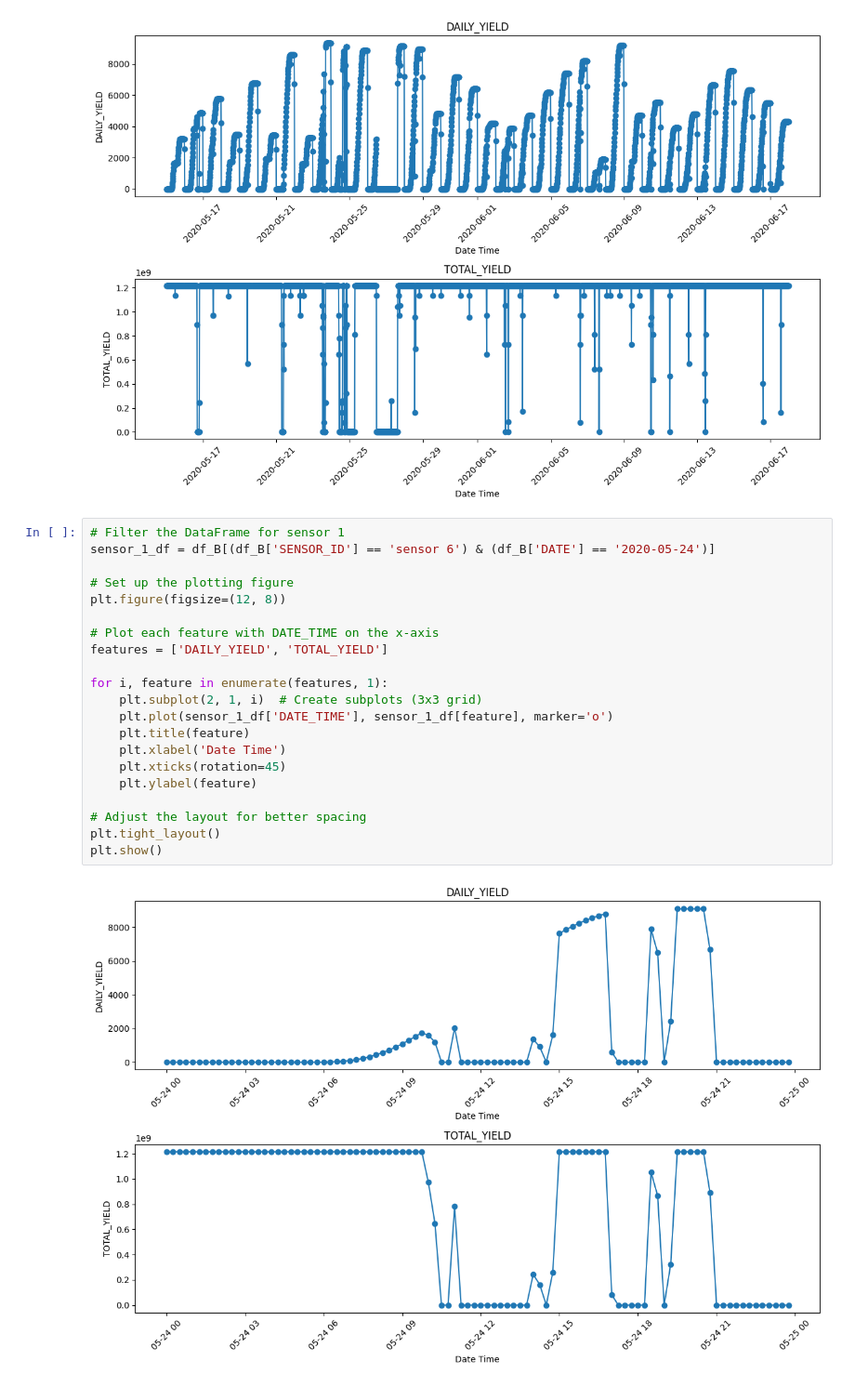
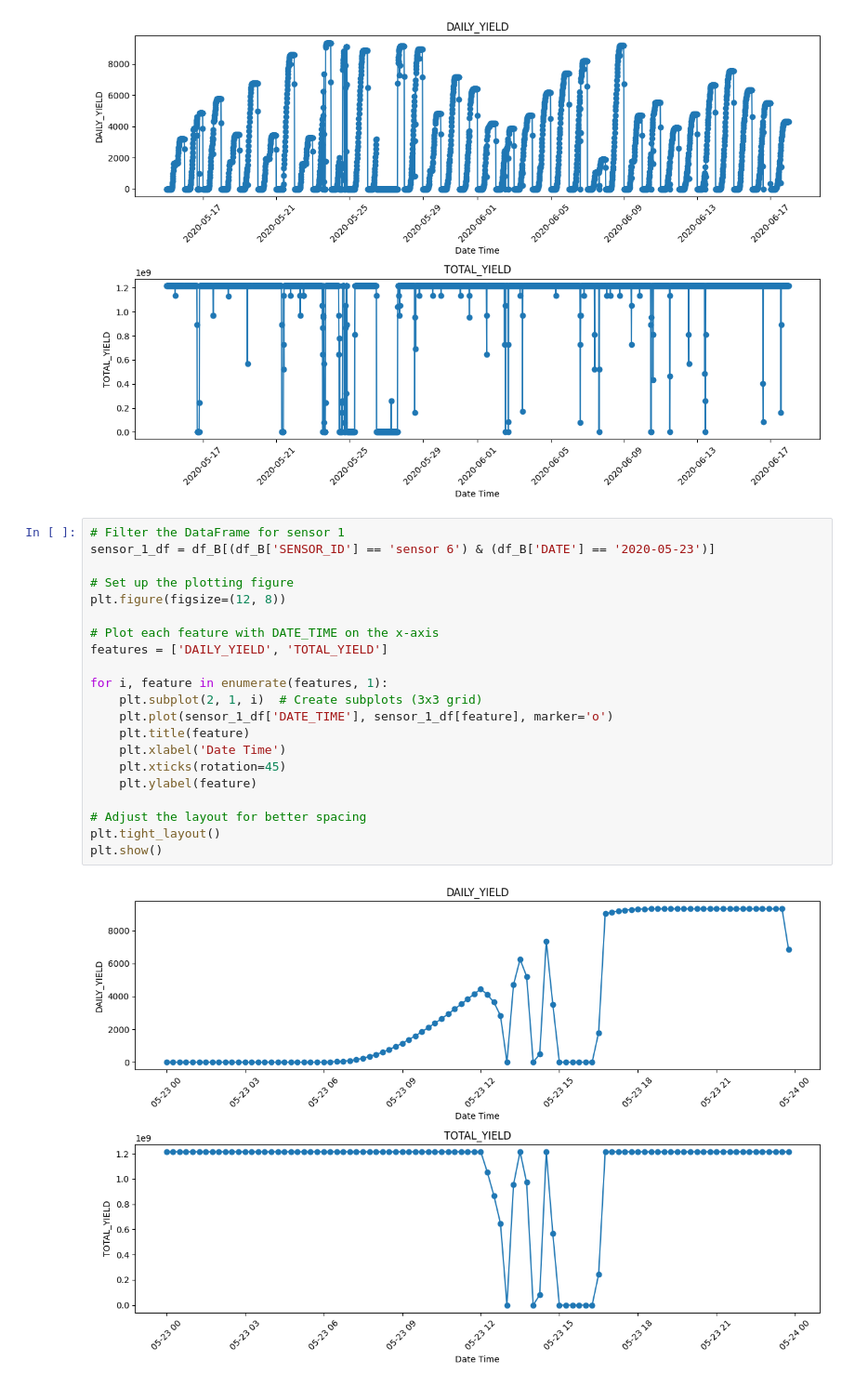
Before and after one commit to AkinduH/SLIIT-Datathon-2024, a Jupyter notebook: Data_Preparation.ipynb, the cells around one changed output. Shown at 93% size. Cells and saved outputs as stored; diff of their text form.

```diff
--- a/Data_Preparation.ipynb
+++ b/Data_Preparation.ipynb
@@ -213,24 +213,24 @@ plt.show()
 [figure]
 # %%
 # Filter the DataFrame for sensor 1
-sensor_1_df = df_B[(df_B['SENSOR_ID'] == 'sensor 6') & (df_B['DATE'] == '2020-05-24')]
+sensor_1_df = df_B[(df_B['SENSOR_ID'] == 'sensor 6') & (df_B['DATE'] == '2020-05-23')]
 
 # Set up the plotting figure
 plt.figure(figsize=(12, 8))
 
 # Plot each feature with DATE_TIME on the x-axis
 features = ['DAILY_YIELD', 'TOTAL_YIELD']
 
 for i, feature in enumerate(features, 1):
     plt.subplot(2, 1, i)  # Create subplots (3x3 grid)
     plt.plot(sensor_1_df['DATE_TIME'], sensor_1_df[feature], marker='o')
     plt.title(feature)
     plt.xlabel('Date Time')
     plt.xticks(rotation=45)
     plt.ylabel(feature)
 
 # Adjust the layout for better spacing
 plt.tight_layout()
 plt.show()
 # %% [output]
-[figure, old version]
+[figure, new version]
```
Also changed, not shown: parts of 1 cell of this notebook, 1 other file.
